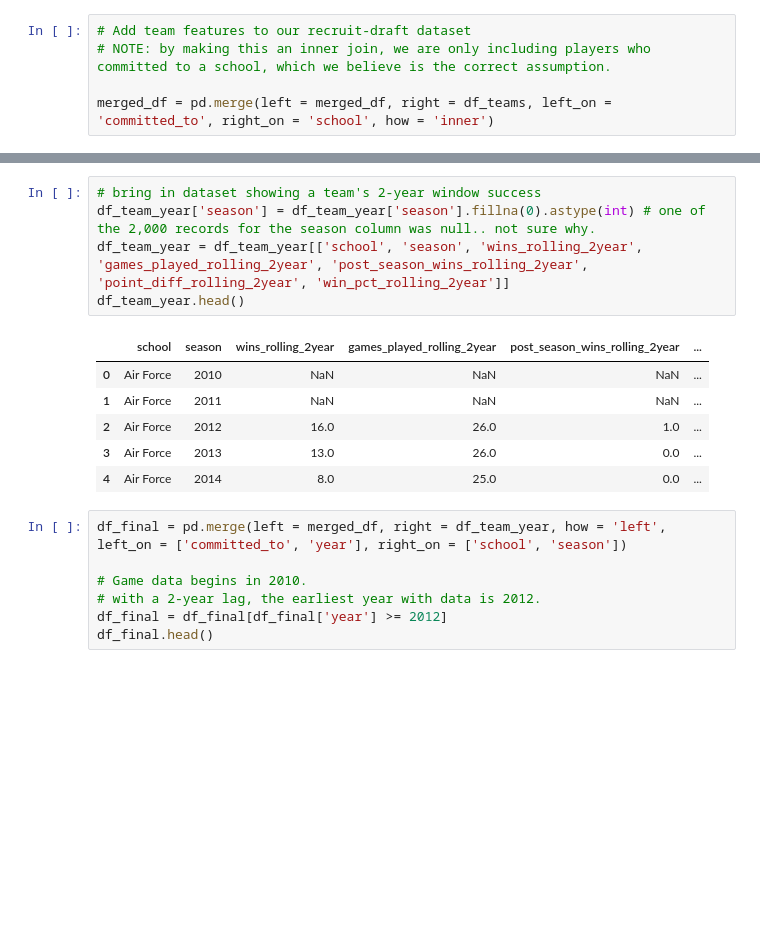
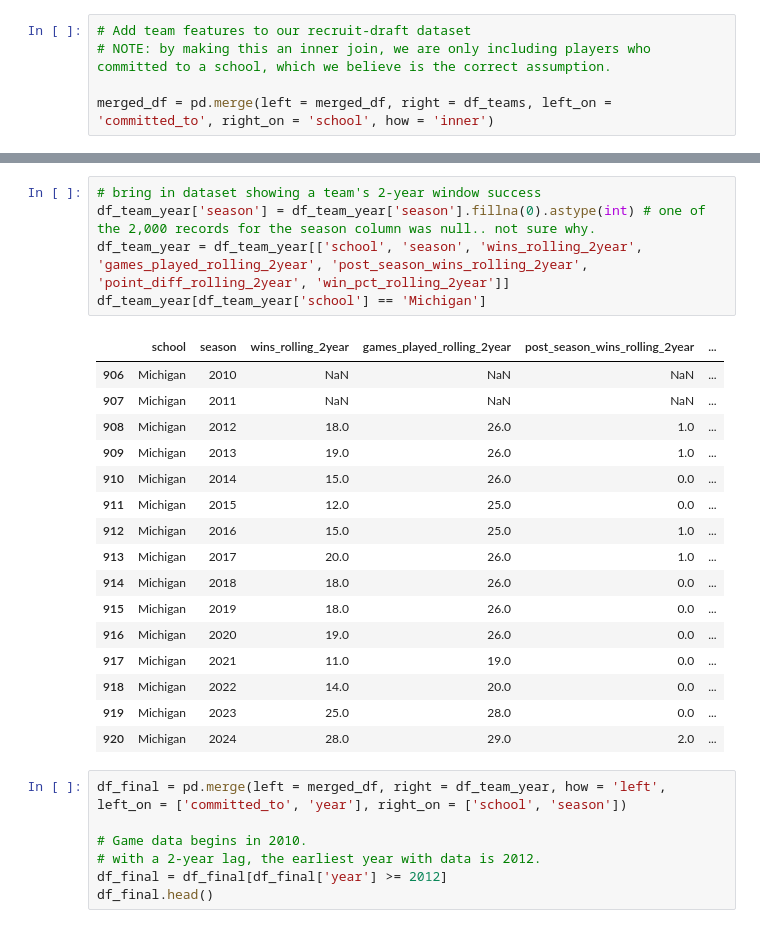
Before and after one commit to chrismca13/CFB_draft_propensity, a Jupyter notebook: notebooks/2_join_data_M2.ipynb, the cells around one changed output, grey strips where cells are left out. Saved outputs shown, nothing was run; the diff lists cells and outputs as text; blank space fills up the shorter version.

Commit message:
last committ before team sync

```diff
--- a/notebooks/2_join_data_M2.ipynb
+++ b/notebooks/2_join_data_M2.ipynb
@@ -142,15 +132,25 @@ merged_df.sample(5)
 # %%
 # bring in dataset showing a team's 2-year window success
 df_team_year['season'] = df_team_year['season'].fillna(0).astype(int) # one of the 2,000 records for the season column was null.. not sure why.
 df_team_year = df_team_year[['school', 'season', 'wins_rolling_2year', 'games_played_rolling_2year', 'post_season_wins_rolling_2year', 'point_diff_rolling_2year', 'win_pct_rolling_2year']]
-df_team_year.head()
+df_team_year[df_team_year['school'] == 'Michigan']
 # %% [output]
 |  | school | season | wins_rolling_2year | games_played_rolling_2year | post_season_wins_rolling_2year | ... |
-| 0 | Air Force | 2010 | NaN | NaN | NaN | ... |
-| 1 | Air Force | 2011 | NaN | NaN | NaN | ... |
-| 2 | Air Force | 2012 | 16.0 | 26.0 | 1.0 | ... |
-| 3 | Air Force | 2013 | 13.0 | 26.0 | 0.0 | ... |
-| 4 | Air Force | 2014 | 8.0 | 25.0 | 0.0 | ... |
+| 906 | Michigan | 2010 | NaN | NaN | NaN | ... |
+| 907 | Michigan | 2011 | NaN | NaN | NaN | ... |
+| 908 | Michigan | 2012 | 18.0 | 26.0 | 1.0 | ... |
+| 909 | Michigan | 2013 | 19.0 | 26.0 | 1.0 | ... |
+| 910 | Michigan | 2014 | 15.0 | 26.0 | 0.0 | ... |
+| 911 | Michigan | 2015 | 12.0 | 25.0 | 0.0 | ... |
+| 912 | Michigan | 2016 | 15.0 | 25.0 | 1.0 | ... |
+| 913 | Michigan | 2017 | 20.0 | 26.0 | 1.0 | ... |
+| 914 | Michigan | 2018 | 18.0 | 26.0 | 0.0 | ... |
+| 915 | Michigan | 2019 | 18.0 | 26.0 | 0.0 | ... |
+| 916 | Michigan | 2020 | 19.0 | 26.0 | 0.0 | ... |
+| 917 | Michigan | 2021 | 11.0 | 19.0 | 0.0 | ... |
+| 918 | Michigan | 2022 | 14.0 | 20.0 | 0.0 | ... |
+| 919 | Michigan | 2023 | 25.0 | 28.0 | 0.0 | ... |
+| 920 | Michigan | 2024 | 28.0 | 29.0 | 2.0 | ... |
 # %%
 df_final = pd.merge(left = merged_df, right = df_team_year, how = 'left', left_on = ['committed_to', 'year'], right_on = ['school', 'season'])
 
```
Also changed, not shown: parts of 4 cells of this notebook, 7 other files.
